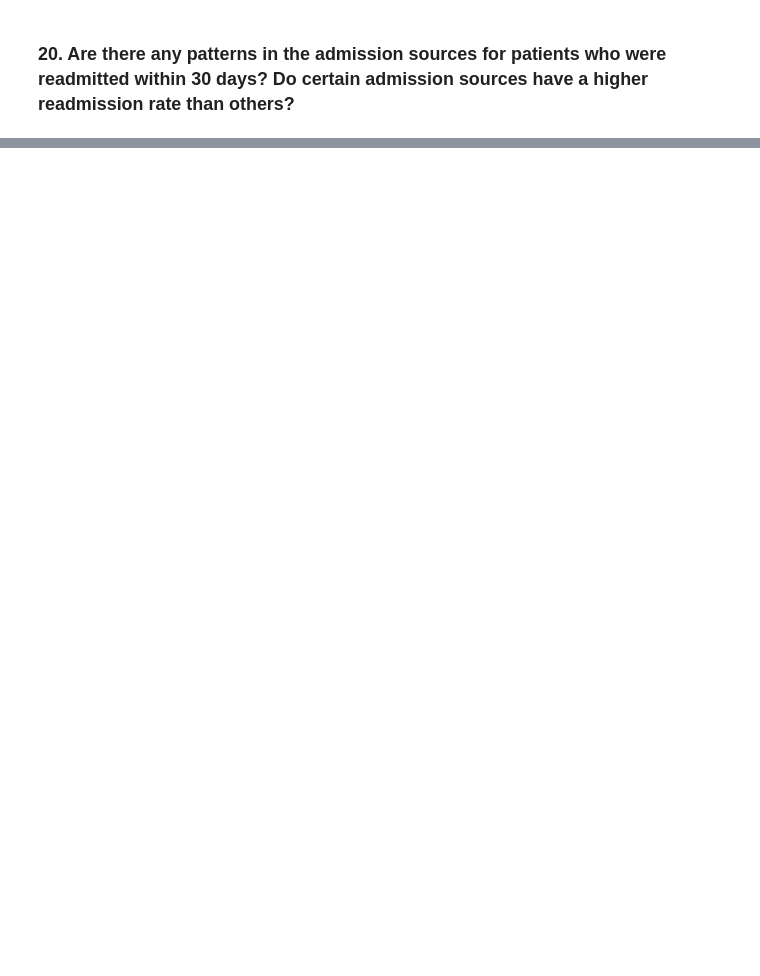
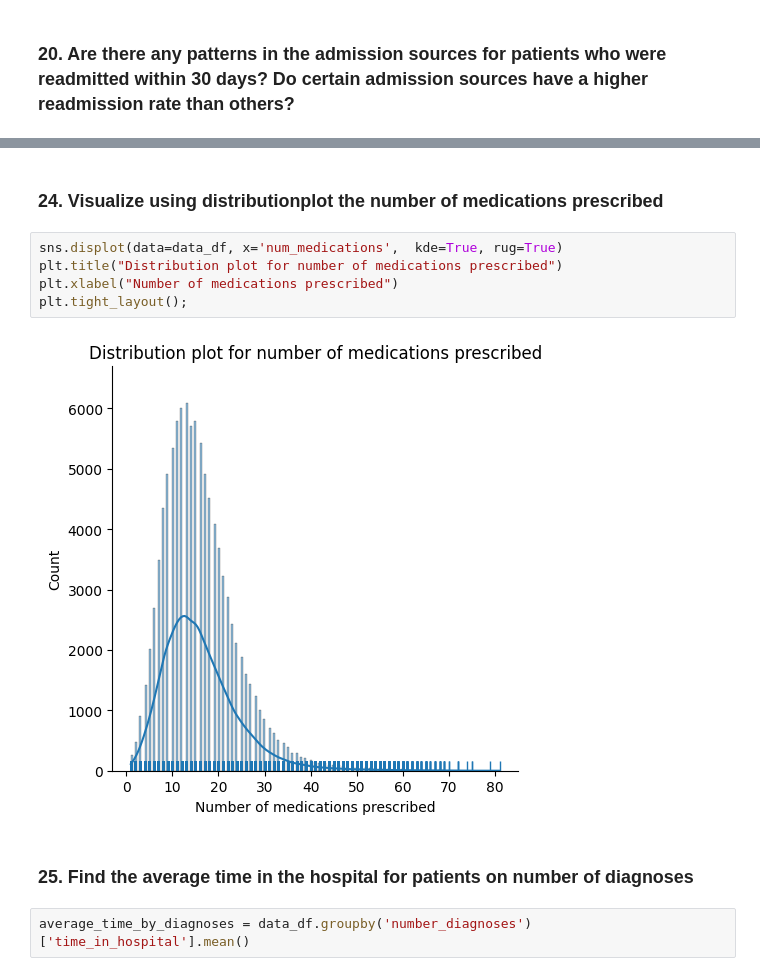
Before and after one commit to Thomas-George-T/Diabetic-Readmission-Exploration, a Jupyter notebook: Diabetic-Readmissions-Exploration.ipynb, the cells around one changed output, grey strips where cells are left out. Saved outputs shown, nothing was run; the diff lists cells and outputs as text; blank space fills up the shorter version.

```diff
--- a/Diabetic-Readmissions-Exploration.ipynb
+++ b/Diabetic-Readmissions-Exploration.ipynb
@@ -632,0 +722,13 @@ plt.xticks(rotation=90);
+# %% [markdown]
+<h3>24. Visualize using distributionplot the number of medications prescribed</h3>
+# %%
+sns.displot(data=data_df, x='num_medications',  kde=True, rug=True)
+plt.title("Distribution plot for number of medications prescribed")
+plt.xlabel("Number of medications prescribed")
+plt.tight_layout();
+# %% [output]
+[figure, added]
+# %% [markdown]
+<h3> 25. Find the average time in the hospital for patients on number of diagnoses</h3>
+# %%
+average_time_by_diagnoses = data_df.groupby('number_diagnoses')['time_in_hospital'].mean()
```
Also changed, not shown: parts of 46 cells of this notebook, 2 other files.
